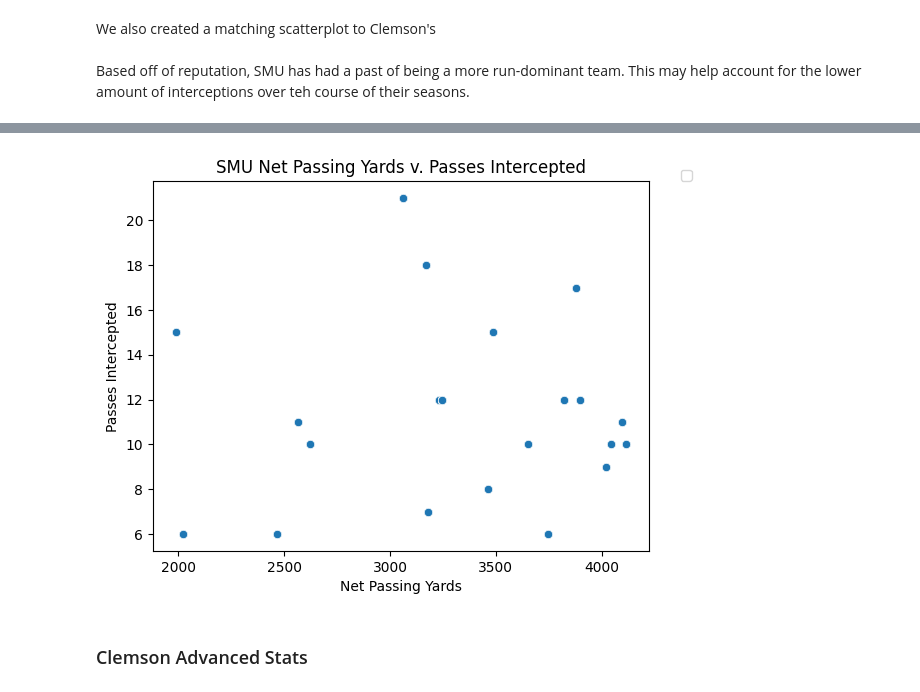
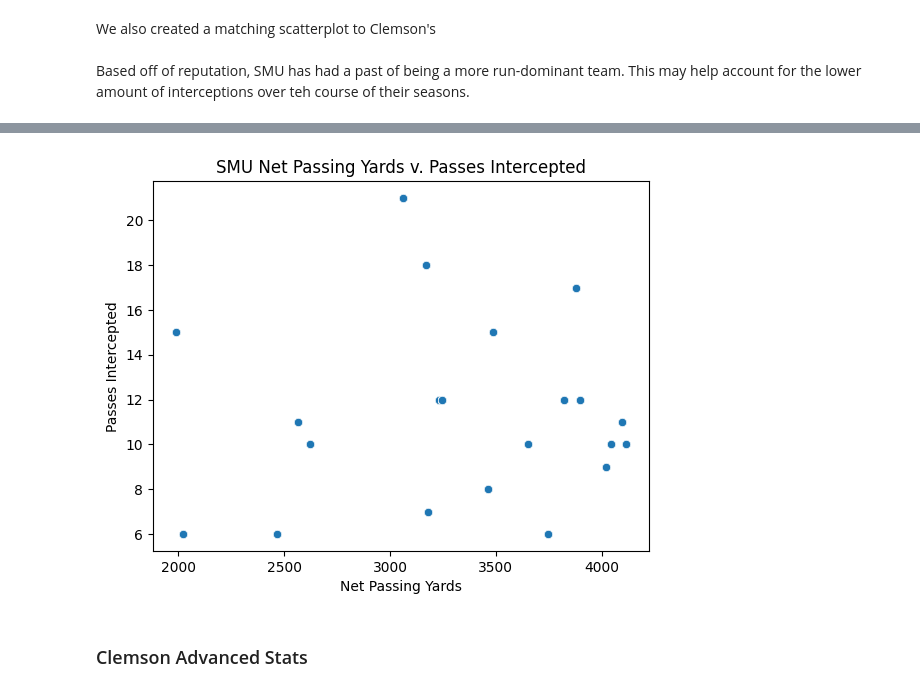
Before and after one commit to rze7ud/DS3001_Final_Project, a Jupyter notebook: Analysis.ipynb, the cells around one changed output, grey strips where cells are left out. Cells and saved outputs as stored; diff of their text form; code cells hidden in the pictures.

```diff
--- a/Analysis.ipynb
+++ b/Analysis.ipynb
@@ -90,7 +90,11 @@ smu_season: 271x71 dataframe with season, week, scores, opponent basic season st
 # %%
 smu_season = pd.read_csv("/content/DS3001_Final_Project/data/smu_2001_2024.csv")
 
-smu_season.info()
+last_row = len(smu_season)-1
+cur_smu_short = smu_season.loc[last_row]
+smu_season = smu_season.drop(smu_season.index[last_row])
+
+# smu_season.info()
 # %% [markdown]
 We created a similar histogram to the Previous Clemson one of how many penalties that SMU and their opponents committed over the course of the season. We found that SMU and their opponents have almost the exact same average penalties in a season (~69.1)
 # %%
@@ -113,7 +117,6 @@ We also created a matching scatterplot to Clemson's  \
 Based off of reputation, SMU has had a past of being a more run-dominant team. This may help account for the lower amount of interceptions over teh course of their seasons.
 # %%
 sns.scatterplot(data=smu_season, x='netPassingYards', y='passesIntercepted')
-plt.legend(bbox_to_anchor=(1.1, 1.05))
 plt.title('SMU Net Passing Yards v. Passes Intercepted')
 plt.xlabel('Net Passing Yards')
 plt.ylabel('Passes Intercepted')
@@ -123,4 +125,4 @@ WARNING:matplotlib.legend:No artists with labels found to put in legend.  Note t
-[figure, old version]
+[figure, new version]
 # %% [markdown]
 ### Clemson Advanced Stats
 # %%
```
Also changed, not shown: parts of 13 cells of this notebook.
